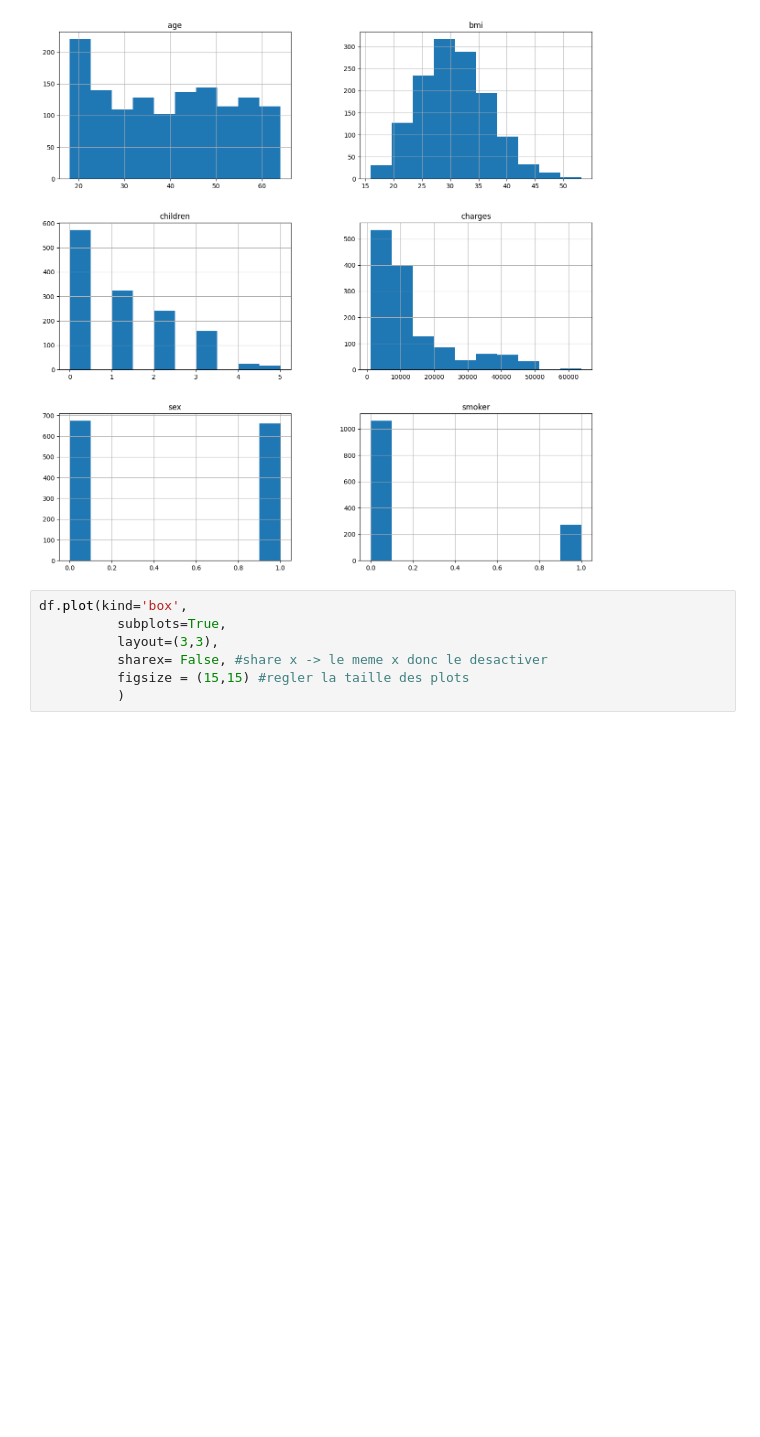
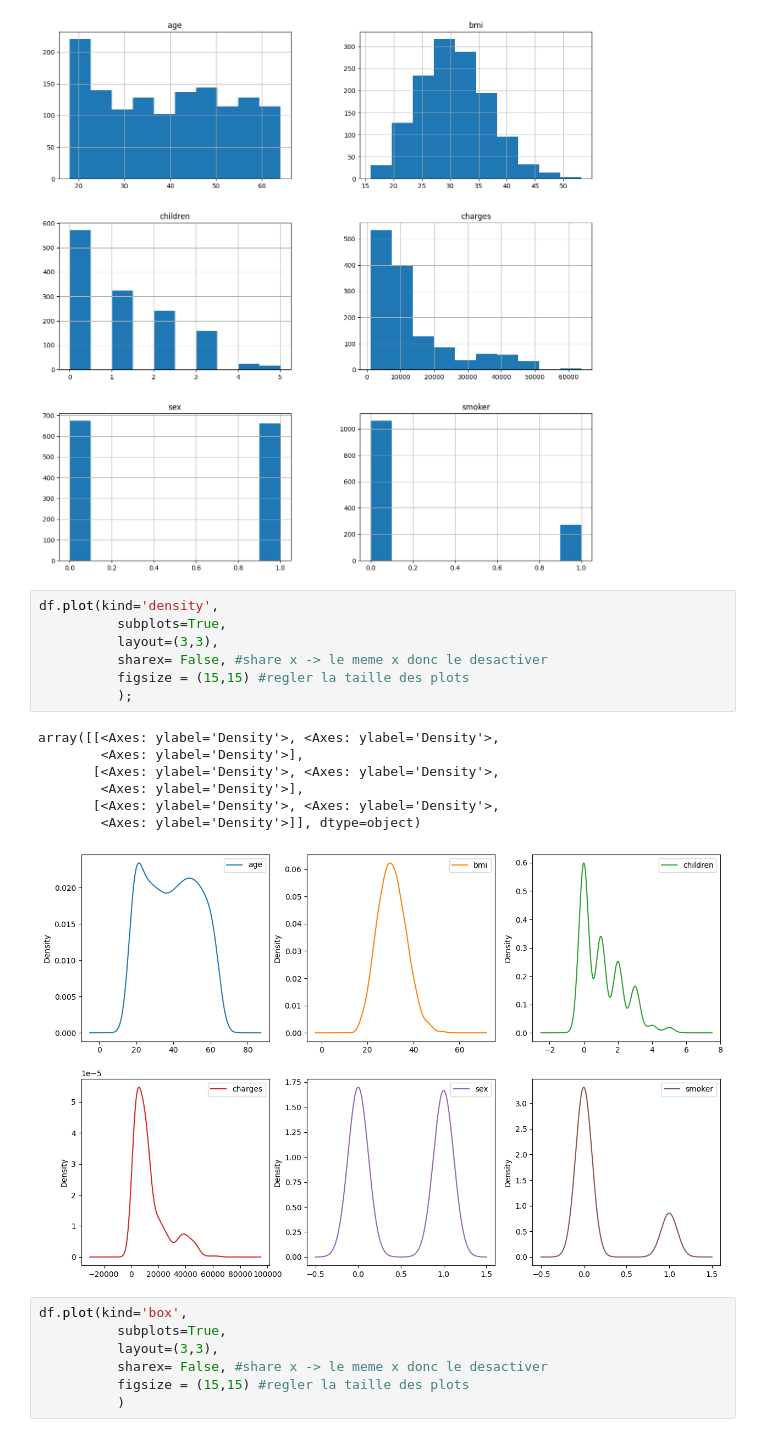
Before and after one commit to Memory77/brief_assurance_reg, a Jupyter notebook: analyse.ipynb, the cells around one changed output. Saved outputs shown, nothing was run; the diff lists cells and outputs as text; blank space fills up the shorter version.

Commit message:
ajout d'un graph

```diff
--- a/analyse.ipynb
+++ b/analyse.ipynb
@@ -281,6 +281,21 @@ skew : 1.4636011988101756
 df.hist(figsize = (15,15));
 # %% [output]
 [figure]
+# %%
+df.plot(kind='density',
+          subplots=True,
+          layout=(3,3),
+          sharex= False, #share x -> le meme x donc le desactiver
+          figsize = (15,15) #regler la taille des plots
+          );
+# %% [output]
+array([[<Axes: ylabel='Density'>, <Axes: ylabel='Density'>,
+        <Axes: ylabel='Density'>],
+       [<Axes: ylabel='Density'>, <Axes: ylabel='Density'>,
+        <Axes: ylabel='Density'>],
+       [<Axes: ylabel='Density'>, <Axes: ylabel='Density'>,
+        <Axes: ylabel='Density'>]], dtype=object)
+[figure, added]
 # %%
 df.plot(kind='box',
           subplots=True,
```
